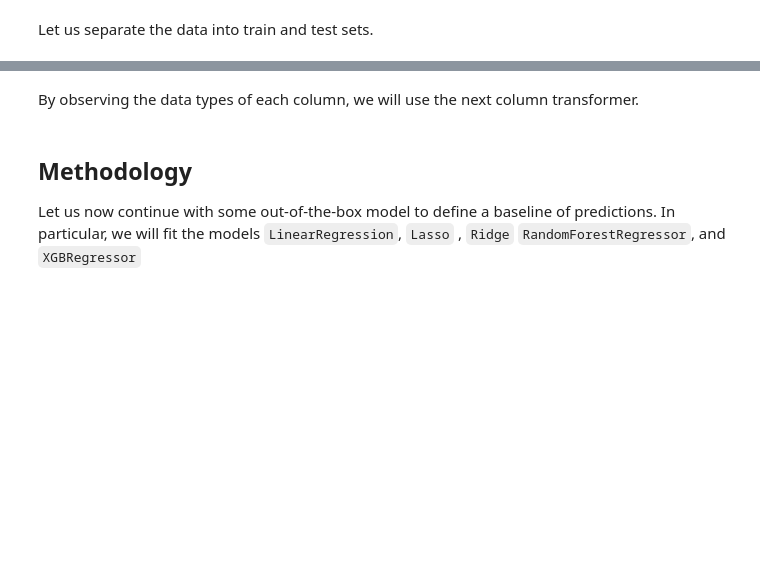
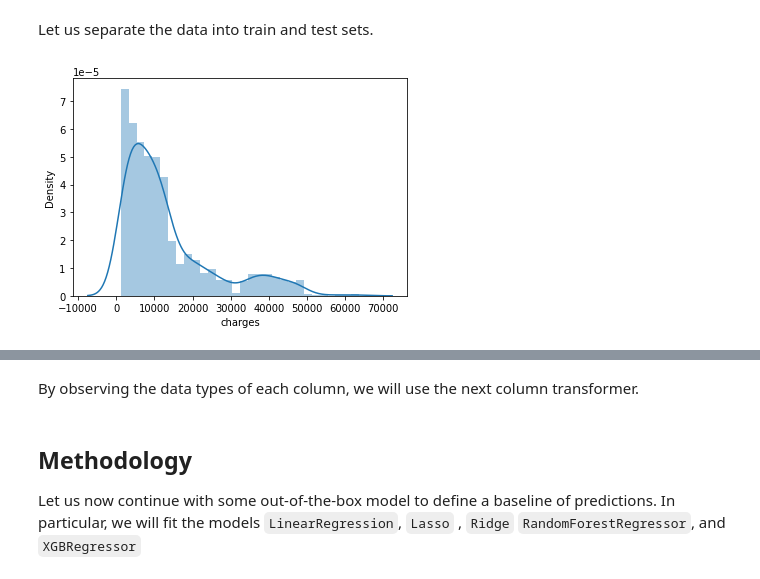
Before and after one commit to ArrigoCoen/Insurance_expenses_prediction, a Jupyter notebook: medical-cost-personal-datasets.ipynb, the cells around one changed output, grey strips where cells are left out. Saved outputs shown, nothing was run; the diff lists cells and outputs as text; code cells hidden in the pictures; blank space fills up the shorter version.

```diff
--- a/medical-cost-personal-datasets.ipynb
+++ b/medical-cost-personal-datasets.ipynb
@@ -77,2 +80,8 @@ df.info() # Also we could use 'df.isnull().sum()'
 # %% [markdown]
 Let us separate the data into train and test sets.
+# %%
+
+#histogram
+sns.distplot(df['charges'])
+# %% [output]
+[figure, added]
```
Also changed, not shown: parts of 50 cells of this notebook.
